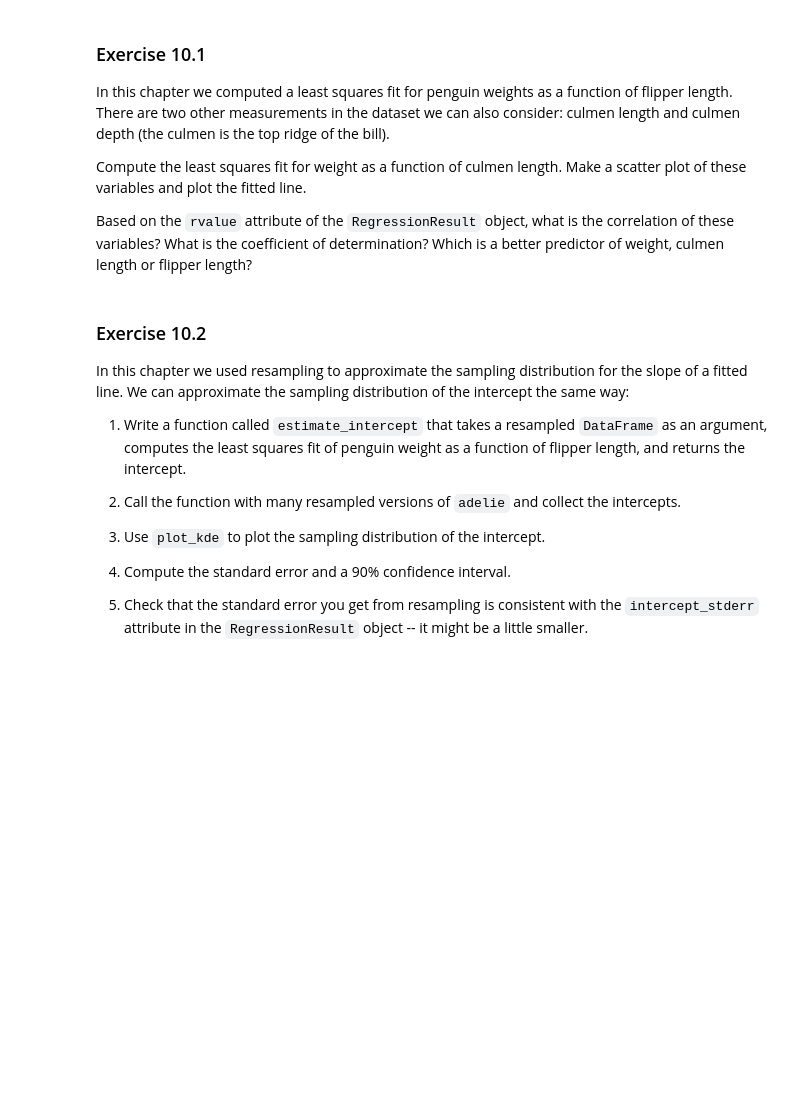
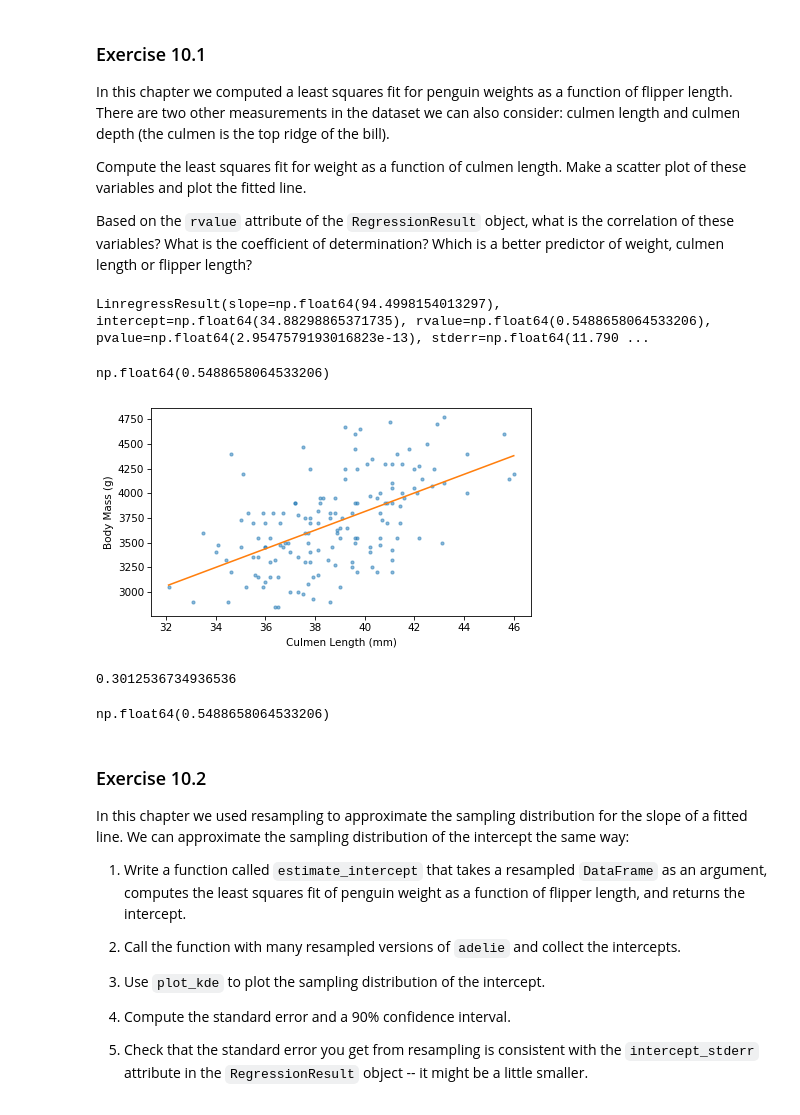
Before and after one commit to gi1no/Education, a Jupyter notebook: ThinkStats/chap10.ipynb, the cells around one changed output. Drawn from its saved outputs; the diff is of its cells as text; code cells hidden in the pictures; blank space fills up the shorter version.

```diff
--- a/ThinkStats/chap10.ipynb
+++ b/ThinkStats/chap10.ipynb
@@ -647,7 +647,41 @@ yvar = "Body Mass (g)"
 
 culmen_length = adelie[xvar]
 body_mass = adelie[yvar]
+# %%
+# Solution goes here
+result_cul = linregress(culmen_length, body_mass)
+result_cul
+# %% [output]
+LinregressResult(slope=np.float64(94.4998154013297), intercept=np.float64(34.88298865371735), rvalue=np.float64(0.5488658064533206), pvalue=np.float64(2.9547579193016823e-13), stderr=np.float64(11.790 ...
 # %%
 # Solution goes here
+result_cul.rvalue
+# %% [output]
+np.float64(0.5488658064533206)
+# %%
+# Solution goes here
+fit_xs_cul = np.linspace(np.min(culmen_length), np.max(culmen_length))
+fit_ys_cul = predict(result_cul, fit_xs_cul)
+
+plt.scatter(culmen_length, body_mass, marker=".", alpha=0.5)
+plt.plot(fit_xs_cul, fit_ys_cul, color="C1")
+decorate(xlabel=xvar, ylabel=yvar)
+# %% [output]
+[figure, added]
+# %%
+# For tis dataset, culmen length is a better predicter of wieght that flipper length
+# coorelation is higher and R2 reduces MSE error by 30% for culmen length compared
+# to 22 % for flipper length?
+
+residuals = compute_residuals(result_cul, culmen_length, body_mass)
+
+R2_cul = coefficient_of_determination(body_mass, residuals)
+R2_cul
+# %% [output]
+0.3012536734936536
 # %%
 # Solution goes here
+corr_cul = np.corrcoef(culmen_length, body_mass)[0, 1]
+corr_cul
+# %% [output]
+np.float64(0.5488658064533206)
```
Also changed, not shown: parts of 4 cells of this notebook.
